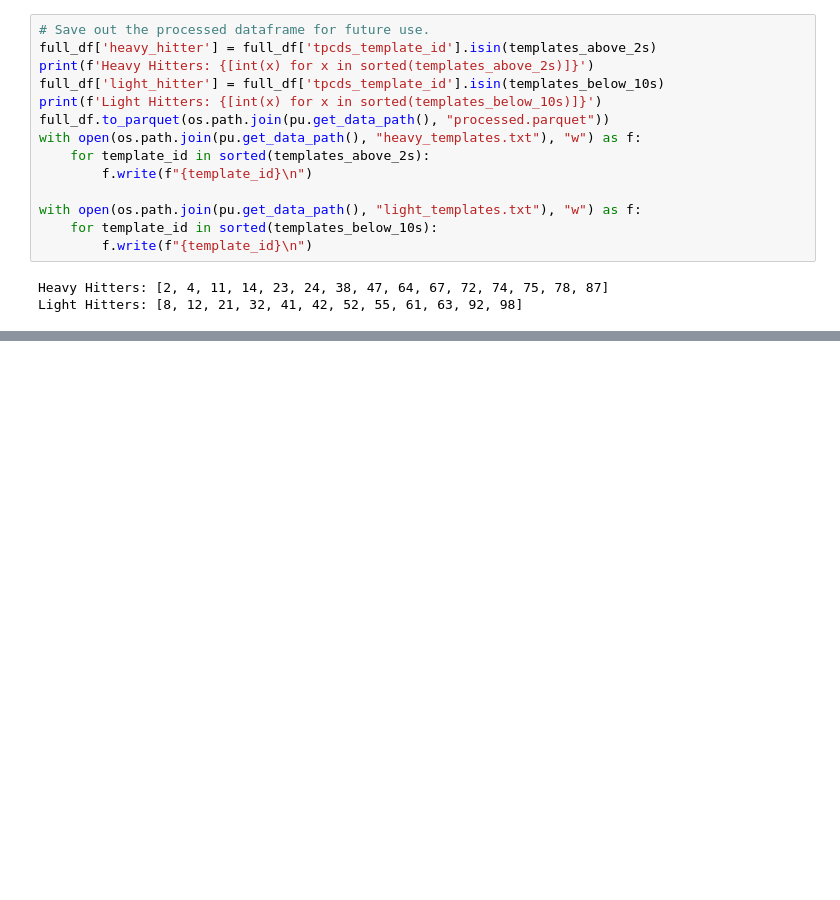
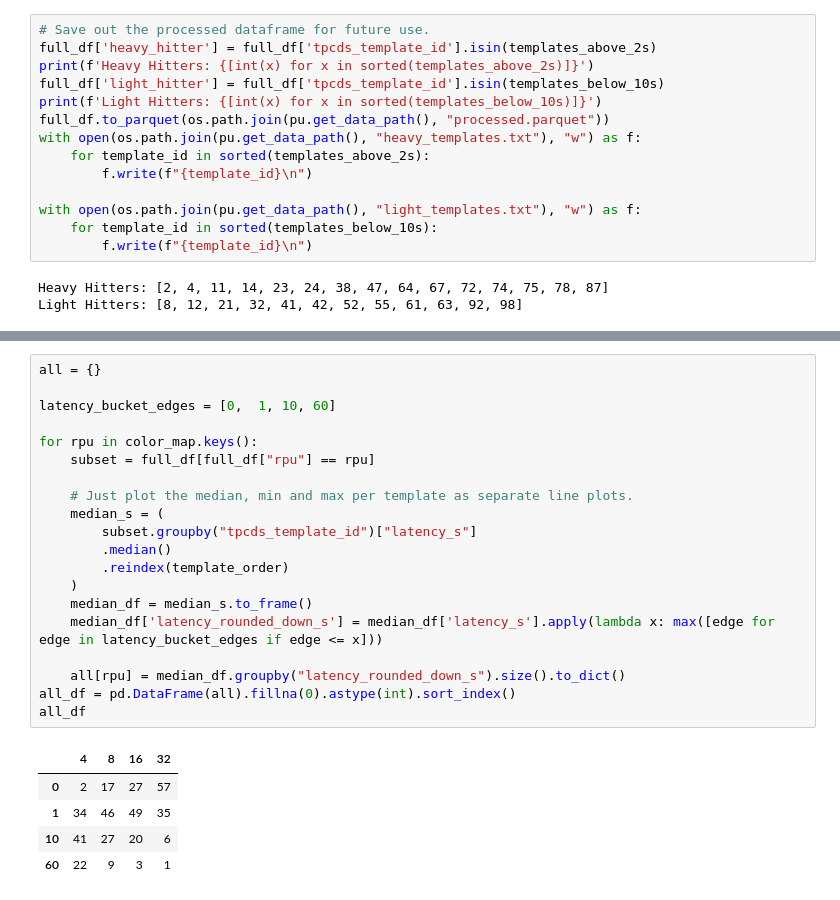
Before and after one commit to mmarkakis/autoslo, a Jupyter notebook: experiments/01_benchmarking_workload_analysis/heavy_hitters.ipynb, the cells around one changed output, grey strips where cells are left out. Saved outputs shown, nothing was run; the diff lists cells and outputs as text; blank space fills up the shorter version.

```diff
--- a/experiments/01_benchmarking_workload_analysis/heavy_hitters.ipynb
+++ b/experiments/01_benchmarking_workload_analysis/heavy_hitters.ipynb
@@ -466,0 +560,26 @@ Light Hitters: [8, 12, 21, 32, 41, 42, 52, 55, 61, 63, 92, 98]
+# %%
+all = {}
+
+latency_bucket_edges = [0,  1, 10, 60]
+
+for rpu in color_map.keys():
+    subset = full_df[full_df["rpu"] == rpu]
+
+    # Just plot the median, min and max per template as separate line plots.
+    median_s = (
+        subset.groupby("tpcds_template_id")["latency_s"]
+        .median()
+        .reindex(template_order)
+    )
+    median_df = median_s.to_frame()
+    median_df['latency_rounded_down_s'] = median_df['latency_s'].apply(lambda x: max([edge for edge in latency_bucket_edges if edge <= x]))
+
+    all[rpu] = median_df.groupby("latency_rounded_down_s").size().to_dict()
+all_df = pd.DataFrame(all).fillna(0).astype(int).sort_index()
+all_df
+# %% [output]
+|  | 4 | 8 | 16 | 32 |
+| 0 | 2 | 17 | 27 | 57 |
+| 1 | 34 | 46 | 49 | 35 |
+| 10 | 41 | 27 | 20 | 6 |
+| 60 | 22 | 9 | 3 | 1 |
```
Also changed, not shown: parts of 4 cells of this notebook, 12 other files.
